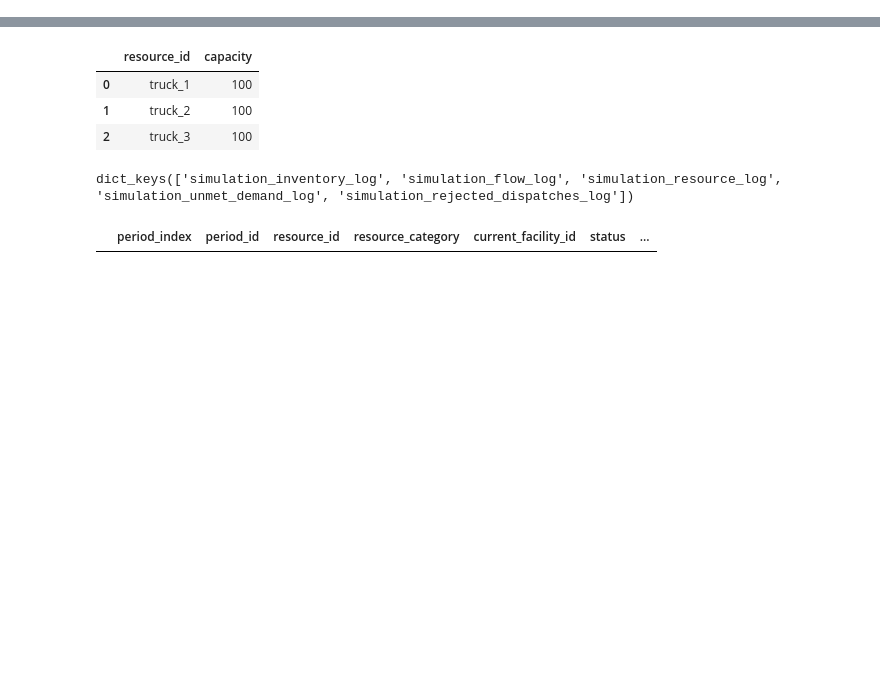
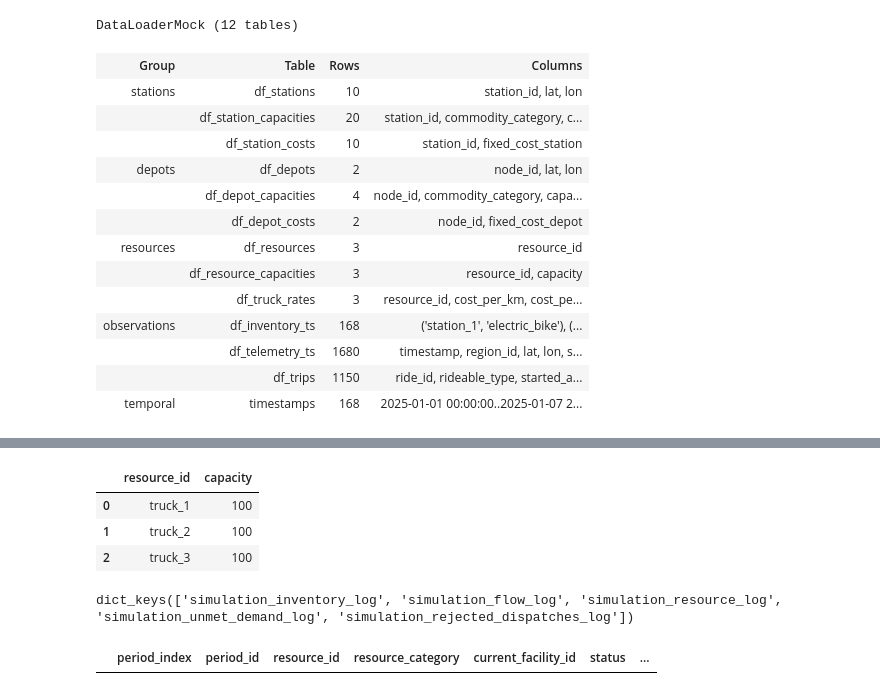
Before and after one commit to vlzm/GFDRR, a Jupyter notebook: notebooks/understand/temp.ipynb, the cells around one changed output, grey strips where cells are left out. Cells and saved outputs as stored; diff of their text form; code cells hidden in the pictures; blank space fills up the shorter version.

```diff
--- a/notebooks/understand/temp.ipynb
+++ b/notebooks/understand/temp.ipynb
@@ -38,0 +58,18 @@ log_tables = simulation_log.to_dataframes()
+# %%
+mock
+# %% [output]
+DataLoaderMock (12 tables)
+| Group | Table | Rows | Columns |
+| stations | df_stations | 10 | station_id, lat, lon |
+|  | df_station_capacities | 20 | station_id, commodity_category, c... |
+|  | df_station_costs | 10 | station_id, fixed_cost_station |
+| depots | df_depots | 2 | node_id, lat, lon |
+|  | df_depot_capacities | 4 | node_id, commodity_category, capa... |
+|  | df_depot_costs | 2 | node_id, fixed_cost_depot |
+| resources | df_resources | 3 | resource_id |
+|  | df_resource_capacities | 3 | resource_id, capacity |
+|  | df_truck_rates | 3 | resource_id, cost_per_km, cost_pe... |
+| observations | df_inventory_ts | 168 | ('station_1', 'electric_bike'), (... |
+|  | df_telemetry_ts | 1680 | timestamp, region_id, lat, lon, s... |
+|  | df_trips | 1150 | ride_id, rideable_type, started_a... |
+| temporal | timestamps | 168 | 2025-01-01 00:00:00..2025-01-07 2... |
```
Also changed, not shown: parts of 10 cells of this notebook, 1 other file.
